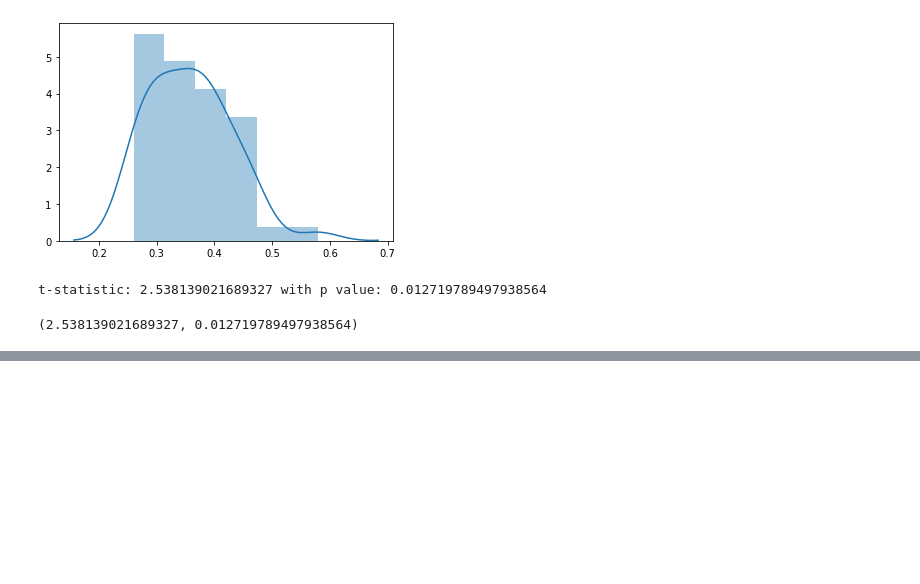
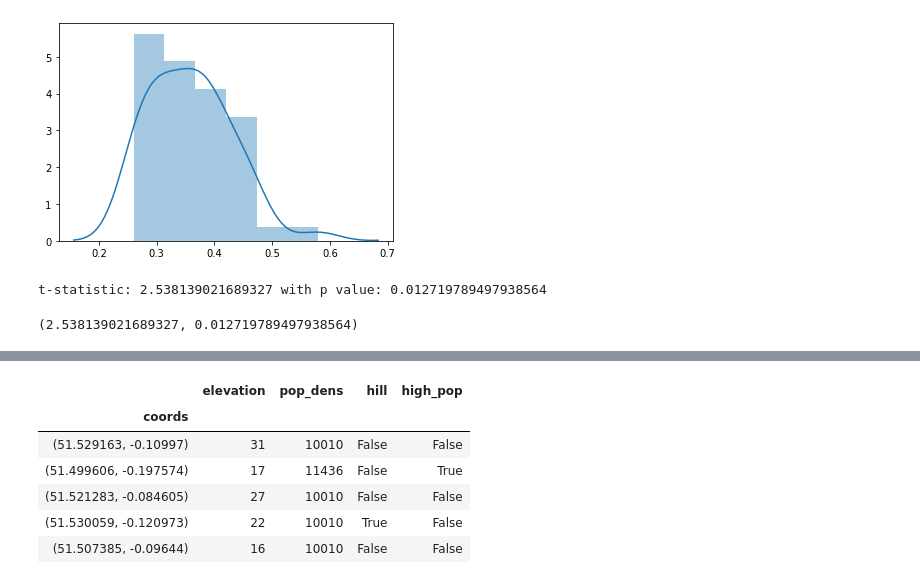
Before and after one commit to MHannan94/mod3_project, a Jupyter notebook: mo.ipynb, the cells around one changed output, grey strips where cells are left out. Drawn from its saved outputs; the diff is of its cells as text; code cells hidden in the pictures; blank space fills up the shorter version.

```diff
--- a/mo.ipynb
+++ b/mo.ipynb
@@ -442,0 +535,12 @@ t-statistic: 2.538139021689327 with p value: 0.012719789497938564
+# %%
+geo_df = geo.get_df()
+# %%
+geo_df.head()
+# %% [output]
+|  | elevation | pop_dens | hill | high_pop |
+| coords |  |  |  |  |
+| (51.529163, -0.10997) | 31 | 10010 | False | False |
+| (51.499606, -0.197574) | 17 | 11436 | False | True |
+| (51.521283, -0.084605) | 27 | 10010 | False | False |
+| (51.530059, -0.120973) | 22 | 10010 | True | False |
+| (51.507385, -0.09644) | 16 | 10010 | False | False |
```
Also changed, not shown: parts of 18 cells of this notebook, 1 other file.
